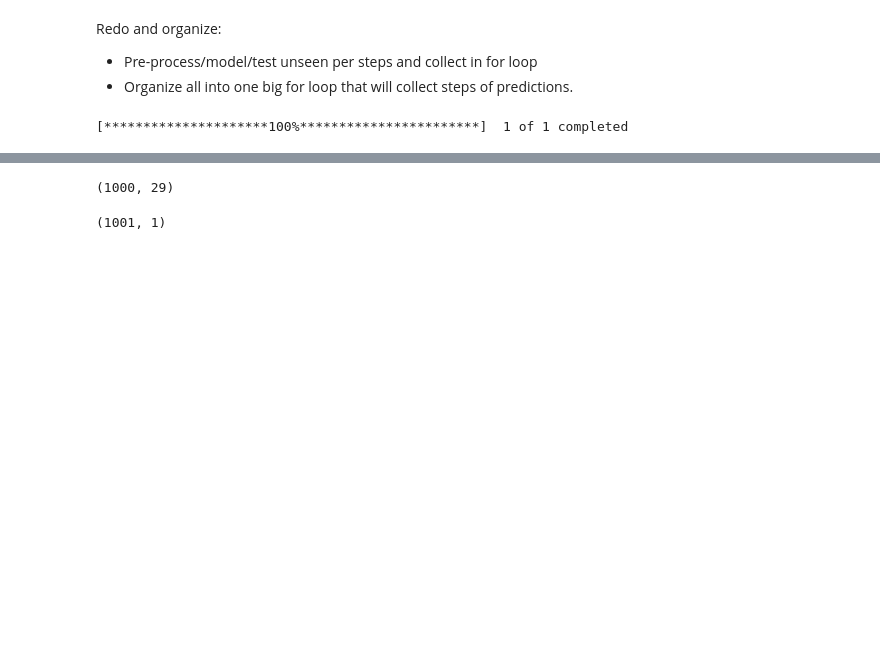
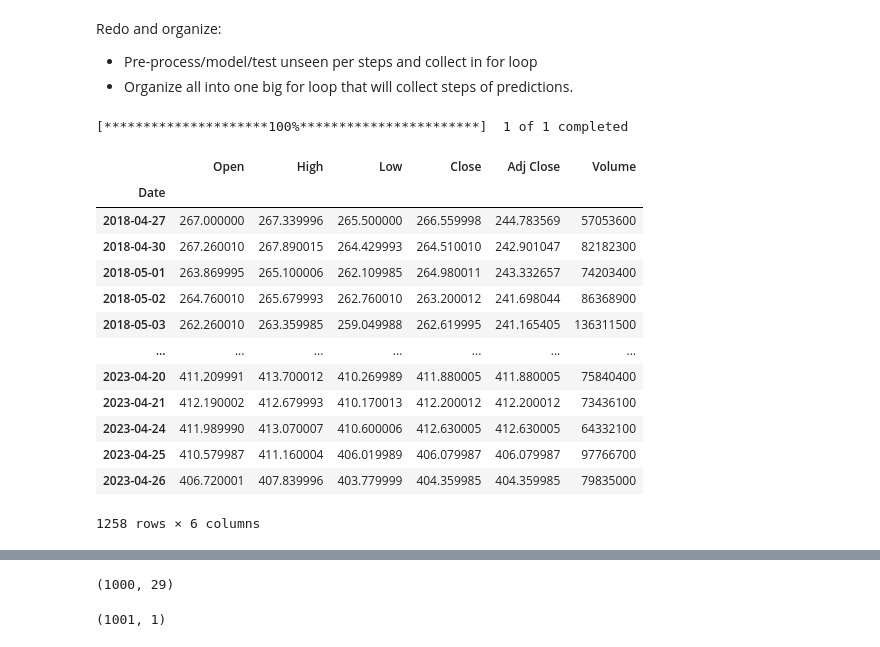
Before and after one commit to dminchev1/vmd-lstm, a Jupyter notebook: vmd_verify.ipynb, the cells around one changed output, grey strips where cells are left out. Cells and saved outputs as stored; diff of their text form; code cells hidden in the pictures; blank space fills up the shorter version.

```diff
--- a/vmd_verify.ipynb
+++ b/vmd_verify.ipynb
@@ -179,5 +179,22 @@ spy_pct = np.array(spy_pct)
 y_total = spy_pct
 # %% [output]
 [*********************100%***********************]  1 of 1 completed
+# %%
+spy_df
+# %% [output]
+|  | Open | High | Low | Close | Adj Close | Volume |
+| Date |  |  |  |  |  |  |
+| 2018-04-27 | 267.000000 | 267.339996 | 265.500000 | 266.559998 | 244.783569 | 57053600 |
+| 2018-04-30 | 267.260010 | 267.890015 | 264.429993 | 264.510010 | 242.901047 | 82182300 |
+| 2018-05-01 | 263.869995 | 265.100006 | 262.109985 | 264.980011 | 243.332657 | 74203400 |
+| 2018-05-02 | 264.760010 | 265.679993 | 262.760010 | 263.200012 | 241.698044 | 86368900 |
+| 2018-05-03 | 262.260010 | 263.359985 | 259.049988 | 262.619995 | 241.165405 | 136311500 |
+| ... | ... | ... | ... | ... | ... | ... |
+| 2023-04-20 | 411.209991 | 413.700012 | 410.269989 | 411.880005 | 411.880005 | 75840400 |
+| 2023-04-21 | 412.190002 | 412.679993 | 410.170013 | 412.200012 | 412.200012 | 73436100 |
+| 2023-04-24 | 411.989990 | 413.070007 | 410.600006 | 412.630005 | 412.630005 | 64332100 |
+| 2023-04-25 | 410.579987 | 411.160004 | 406.019989 | 406.079987 | 406.079987 | 97766700 |
+| 2023-04-26 | 406.720001 | 407.839996 | 403.779999 | 404.359985 | 404.359985 | 79835000 |
+1258 rows × 6 columns
 # %%
 y = y_total
```
Also changed, not shown: parts of 17 cells of this notebook.
